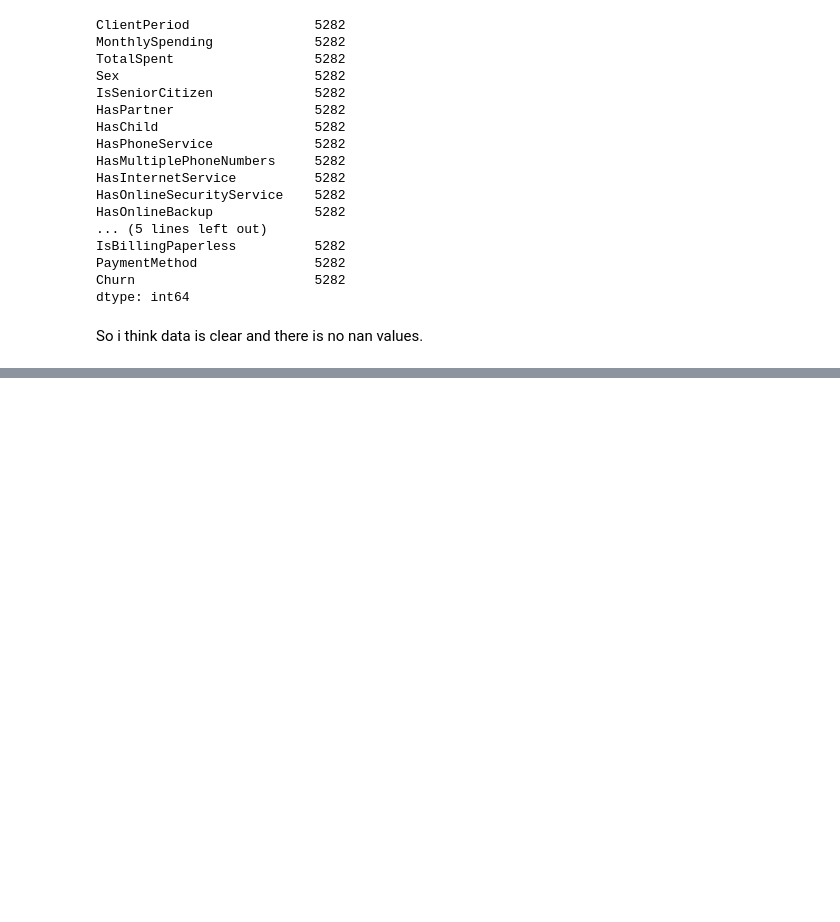
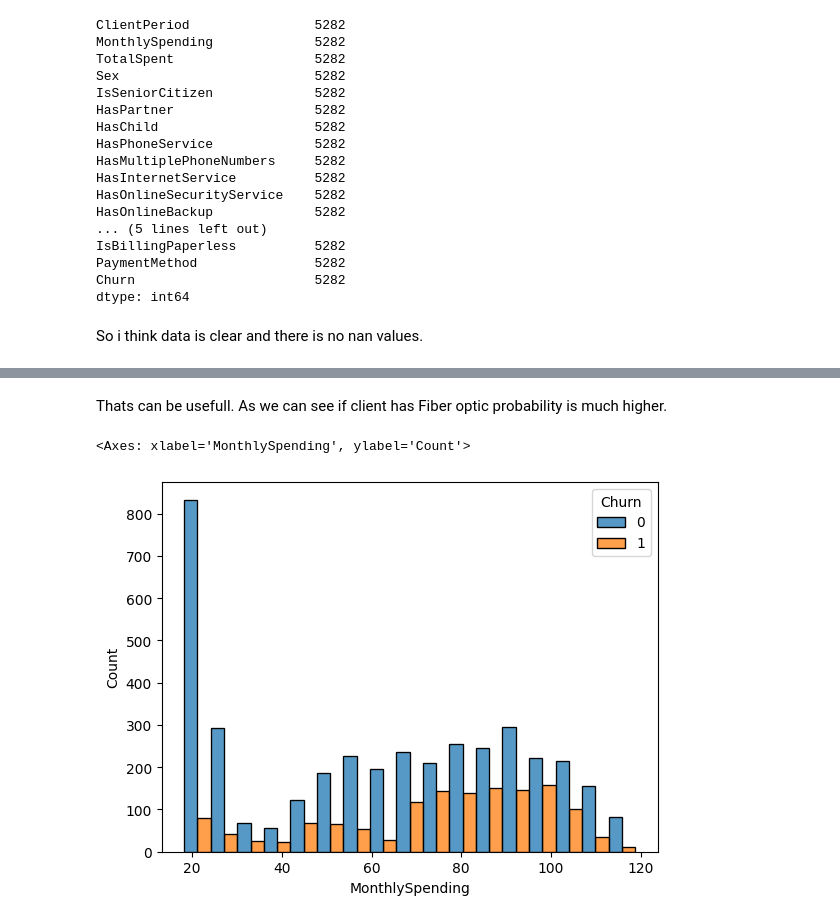
Before and after one commit to DeadArcadiy/ds_dropped_users, a Jupyter notebook: users.ipynb, the cells around one changed output, grey strips where cells are left out. Cells and saved outputs as stored; diff of their text form; code cells hidden in the pictures; blank space fills up the shorter version.

```diff
--- a/users.ipynb
+++ b/users.ipynb
@@ -47,0 +58,7 @@ So i think data is clear and there is no nan values.
+# %% [markdown]
+Thats can be usefull. As we can see if client has Fiber optic probability is much higher.
+# %%
+sns.histplot(data = data,x = "MonthlySpending",hue = "Churn",multiple="dodge")
+# %% [output]
+<Axes: xlabel='MonthlySpending', ylabel='Count'>
+[figure, added]
```
Also changed, not shown: parts of 6 cells of this notebook.
